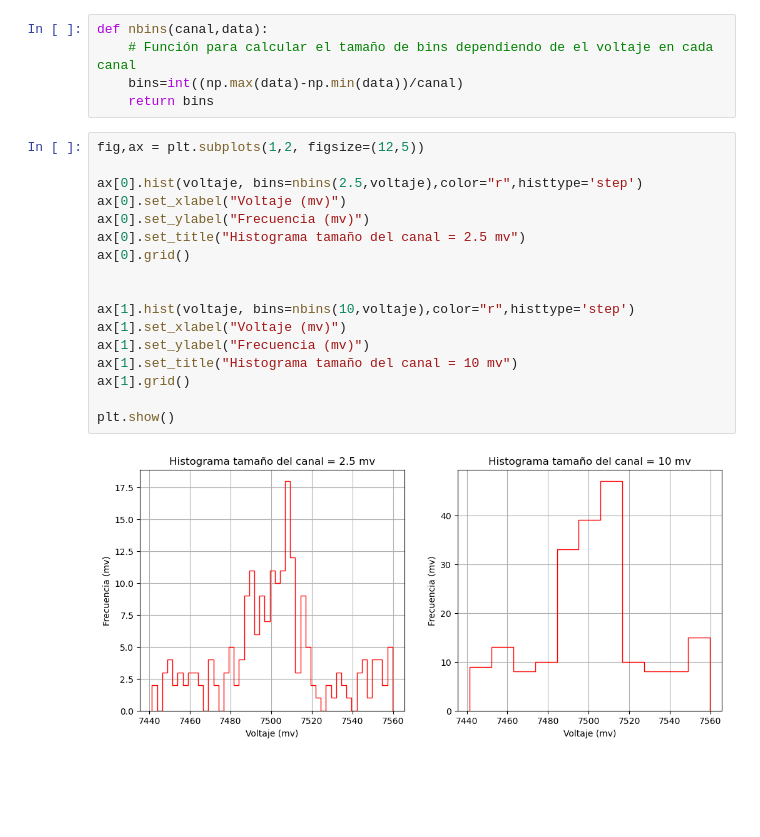
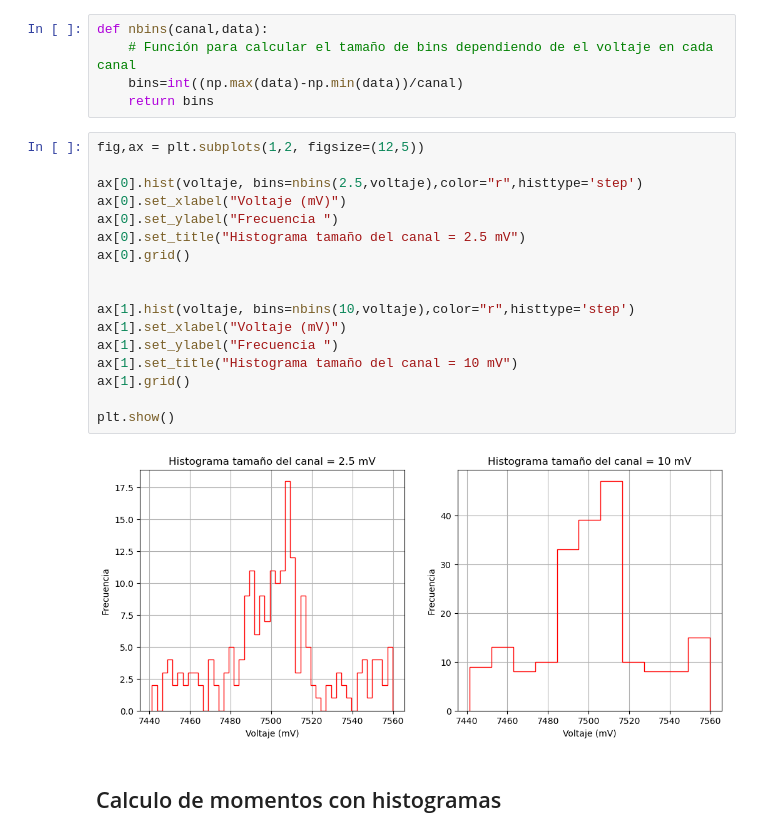
Before and after one commit to juan3ltran/Instrumentacion_Nuclear, a Jupyter notebook: Problemas1/Punto3IN.ipynb, the cells around one changed output. Cells and saved outputs as stored; diff of their text form; blank space fills up the shorter version.

```diff
--- a/Problemas1/Punto3IN.ipynb
+++ b/Problemas1/Punto3IN.ipynb
@@ -28,19 +28,21 @@ def nbins(canal,data):
 # %%
 fig,ax = plt.subplots(1,2, figsize=(12,5))
 
 ax[0].hist(voltaje, bins=nbins(2.5,voltaje),color="r",histtype='step')
-ax[0].set_xlabel("Voltaje (mv)")
-ax[0].set_ylabel("Frecuencia (mv)")
-ax[0].set_title("Histograma tamaño del canal = 2.5 mv")
+ax[0].set_xlabel("Voltaje (mV)")
+ax[0].set_ylabel("Frecuencia ")
+ax[0].set_title("Histograma tamaño del canal = 2.5 mV")
 ax[0].grid()
 
 
 ax[1].hist(voltaje, bins=nbins(10,voltaje),color="r",histtype='step')
-ax[1].set_xlabel("Voltaje (mv)")
-ax[1].set_ylabel("Frecuencia (mv)")
-ax[1].set_title("Histograma tamaño del canal = 10 mv")
+ax[1].set_xlabel("Voltaje (mV)")
+ax[1].set_ylabel("Frecuencia ")
+ax[1].set_title("Histograma tamaño del canal = 10 mV")
 ax[1].grid()
 
 plt.show()
 # %% [output]
-[figure, old version]
+[figure, new version]
+# %% [markdown]
+## Calculo de momentos con histogramas
```
Also changed, not shown: parts of 1 cell of this notebook.
